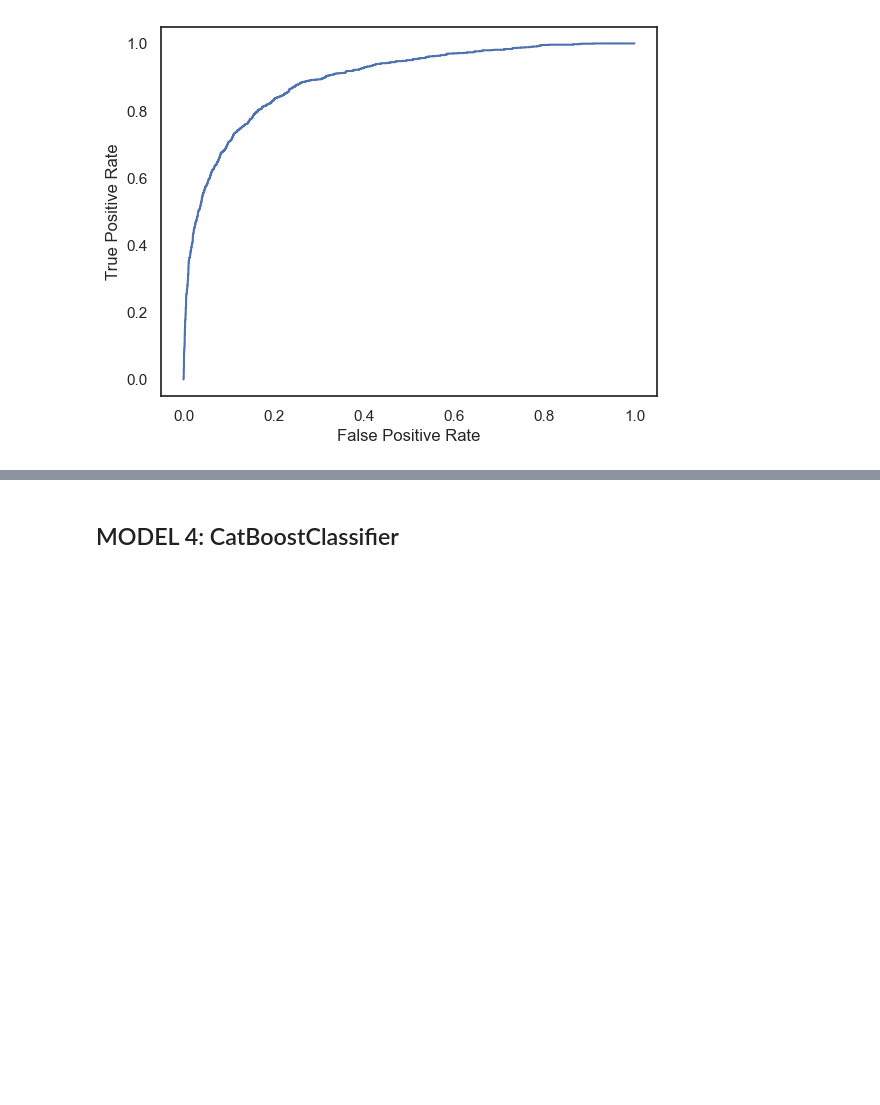
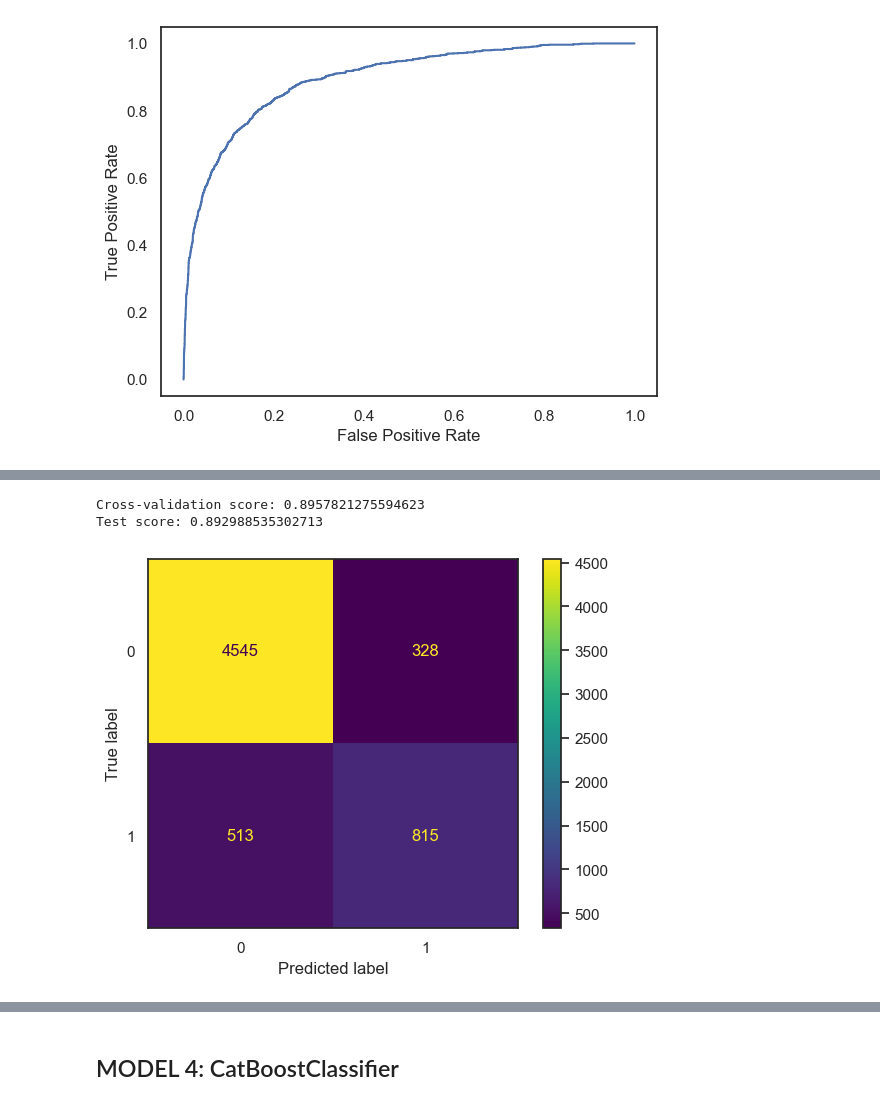
Before and after one commit to Lou-Hines/H1N1_Vaccine_Uptake_Prediction, a Jupyter notebook: H1N1 Vaccine Final Notebook.ipynb, the cells around one changed output, grey strips where cells are left out. Drawn from its saved outputs; the diff is of its cells as text; code cells hidden in the pictures; blank space fills up the shorter version.

```diff
--- a/H1N1 Vaccine Final Notebook.ipynb
+++ b/H1N1 Vaccine Final Notebook.ipynb
@@ -1101,8 +1103,17 @@ grid_search_smote_3 = GridSearchCV(
 grid_search_smote_3.fit(X_train, y_train)
 
 cv_score = grid_search_smote_3.best_score_
-test_score = roc_auc_score(y_test, grid_search_smote_3.predict(X_test))
+test_score = roc_auc_score(y_test, grid_search_smote_3.decision_function(X_test))
 
 print(f'Cross-validation score: {cv_score}\nTest score: {test_score}')
+# %% [output]
+Cross-validation score: 0.8957821275594623
+Test score: 0.892988535302713
+# %%
+ConfusionMatrixDisplay.from_estimator(grid_search_smote_3, X_test, y_test)
+
+plt.show()
+# %% [output]
+[figure, added]
 # %%
 print(grid_search_smote_3.best_params_)
```
Also changed, not shown: parts of 23 cells of this notebook, 1 other file.
